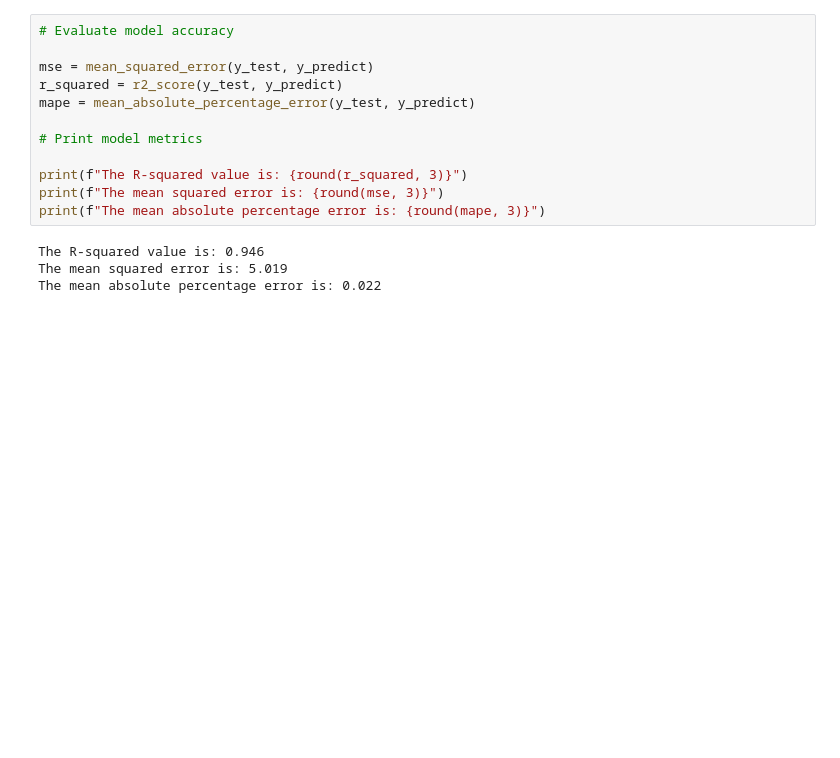
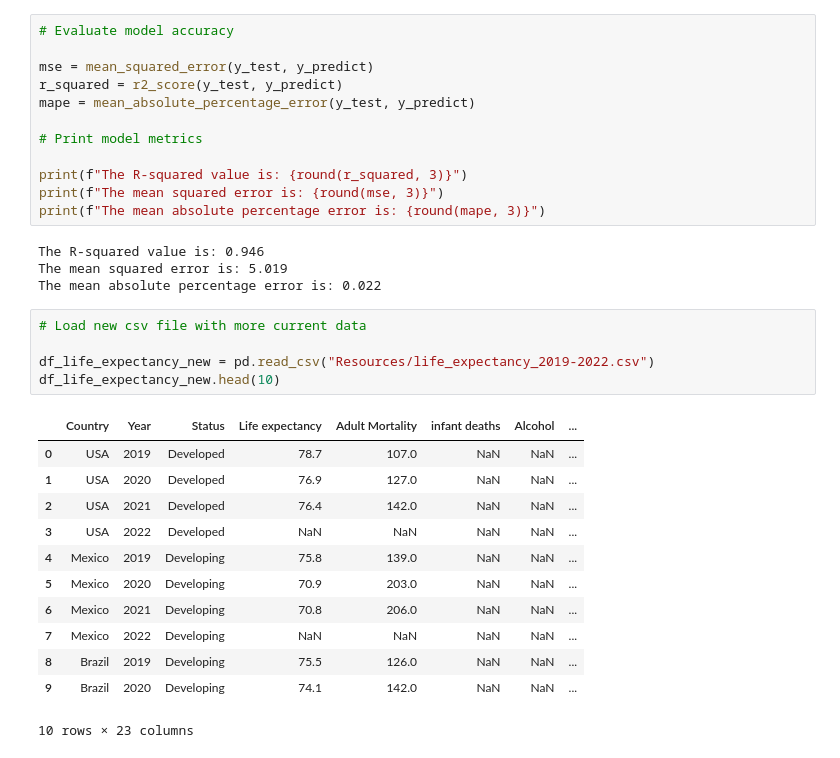
Before and after one commit to jrp0132/Project_4, a Jupyter notebook: Life_expectancy_predictor.ipynb, the cells around one changed output. Drawn from its saved outputs; the diff is of its cells as text; blank space fills up the shorter version.

```diff
--- a/Life_expectancy_predictor.ipynb
+++ b/Life_expectancy_predictor.ipynb
@@ -159,3 +159,21 @@ print(f"The mean absolute percentage error is: {round(mape, 3)}")
 The R-squared value is: 0.946
 The mean squared error is: 5.019
 The mean absolute percentage error is: 0.022
+# %%
+# Load new csv file with more current data
+
+df_life_expectancy_new = pd.read_csv("Resources/life_expectancy_2019-2022.csv")
+df_life_expectancy_new.head(10)
+# %% [output]
+|  | Country | Year | Status | Life expectancy | Adult Mortality | infant deaths | Alcohol | ... |
+| 0 | USA | 2019 | Developed | 78.7 | 107.0 | NaN | NaN | ... |
+| 1 | USA | 2020 | Developed | 76.9 | 127.0 | NaN | NaN | ... |
+| 2 | USA | 2021 | Developed | 76.4 | 142.0 | NaN | NaN | ... |
+| 3 | USA | 2022 | Developed | NaN | NaN | NaN | NaN | ... |
+| 4 | Mexico | 2019 | Developing | 75.8 | 139.0 | NaN | NaN | ... |
+| 5 | Mexico | 2020 | Developing | 70.9 | 203.0 | NaN | NaN | ... |
+| 6 | Mexico | 2021 | Developing | 70.8 | 206.0 | NaN | NaN | ... |
+| 7 | Mexico | 2022 | Developing | NaN | NaN | NaN | NaN | ... |
+| 8 | Brazil | 2019 | Developing | 75.5 | 126.0 | NaN | NaN | ... |
+| 9 | Brazil | 2020 | Developing | 74.1 | 142.0 | NaN | NaN | ... |
+10 rows × 23 columns
```
Also changed, not shown: parts of 9 cells of this notebook.
